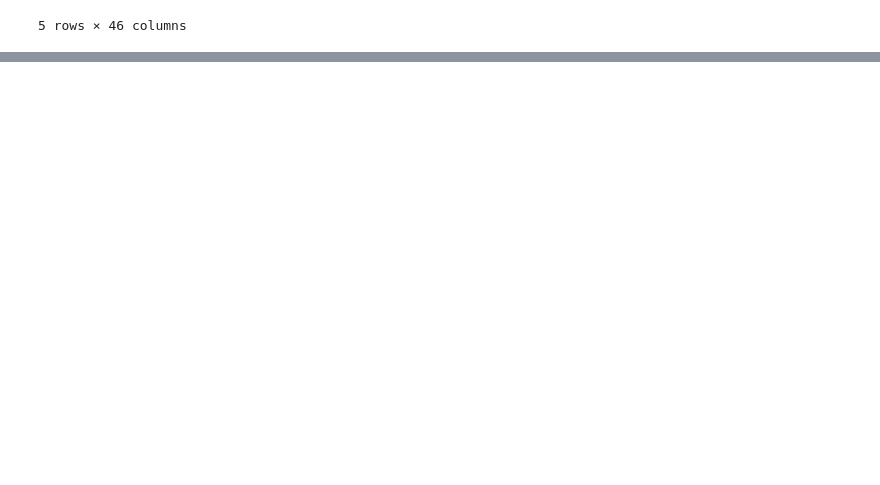
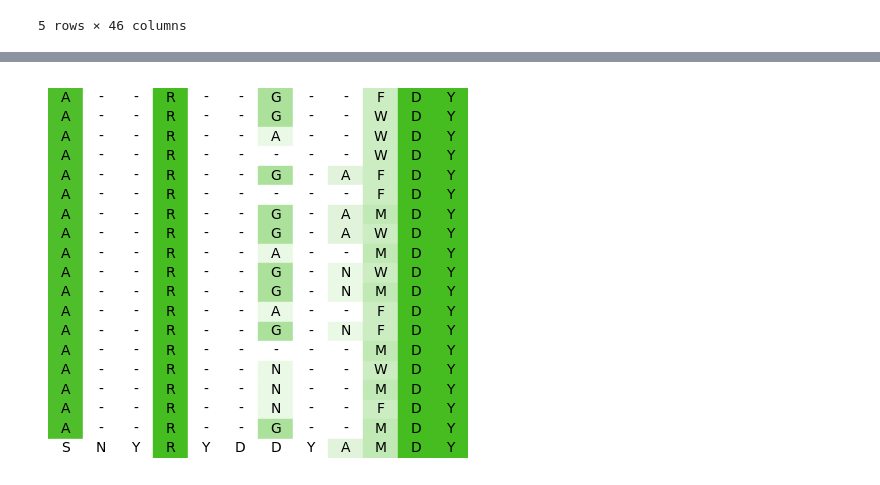
Before and after one commit to wkwong-henlix/10X_bcr_sequence_analysis, a Jupyter notebook: ILT4/set1_10062022/set1.ipynb, the cells around one changed output, grey strips where cells are left out. Drawn from its saved outputs; the diff is of its cells as text; code cells hidden in the pictures; blank space fills up the shorter version.

```diff
--- a/ILT4/set1_10062022/set1.ipynb
+++ b/ILT4/set1_10062022/set1.ipynb
@@ -658,0 +600,7 @@ array([[ 0,  1,  1, ...,  8, 10,  8],
+# %%
+cluster1_selected_aa = [['C'], ['A'], ['R'], ['-'], ['-'], ['G', '-'], ['A', '-', 'N'], ['M', 'F', 'W'], ['D'], ['Y'], ['W']]
+cluster1_new_consensus = [list(x) for x in itertools.product(*cluster1_selected_aa)]
+
+top_cluster1_seq = list(set(["".join(seq)[1:-1].replace('-', '') for seq in cluster1_new_consensus]))
+
+top_cluster1_seq
@@ -658,0 +626,3 @@ array([[ 0,  1,  1, ...,  8, 10,  8],
+# %%
+mab23 = consensus_established_seq[consensus_established_seq['index'] == 'mAb23']['h_cdr3'].to_list()[0]
+mab23
@@ -658,0 +631,6 @@ array([[ 0,  1,  1, ...,  8, 10,  8],
+# %%
+top_cluster1_seq = [seq.ProteinSequence(x) for x in top_cluster1_seq + [mab23]]
+
+alignment, order, tree, distances = seq.align.align_multiple(top_cluster1_seq, blosum_matrix)
+#ali = np.array(seq.align.get_symbols(ali))
+alignment
@@ -658,0 +655,9 @@ array([[ 0,  1,  1, ...,  8, 10,  8],
+# %%
+fig = plt.figure(figsize=(4.5, 4.0))
+ax = fig.add_subplot(111)
+graphics.plot_alignment_similarity_based(
+    ax, alignment, symbols_per_line=len(alignment)
+)
+fig.tight_layout()
+# %% [output]
+[figure, added]
```
Also changed, not shown: parts of 15 cells of this notebook, 3 other files.
